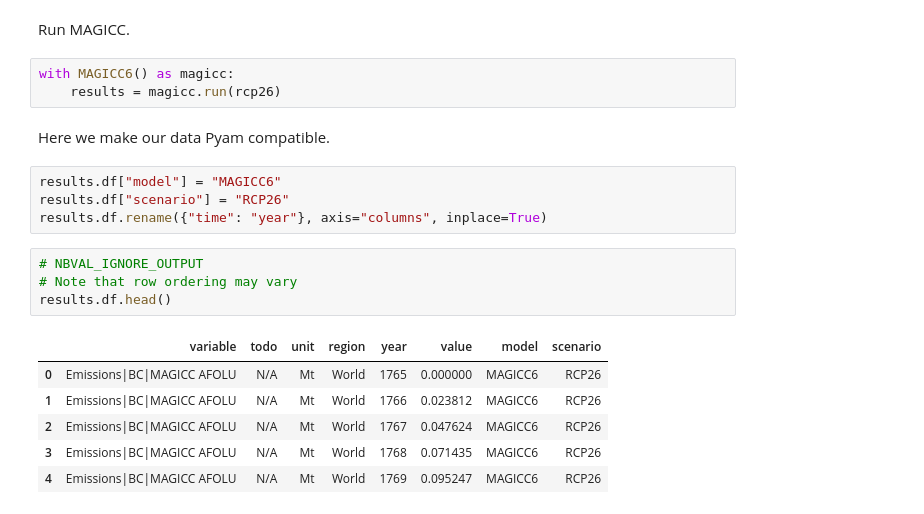
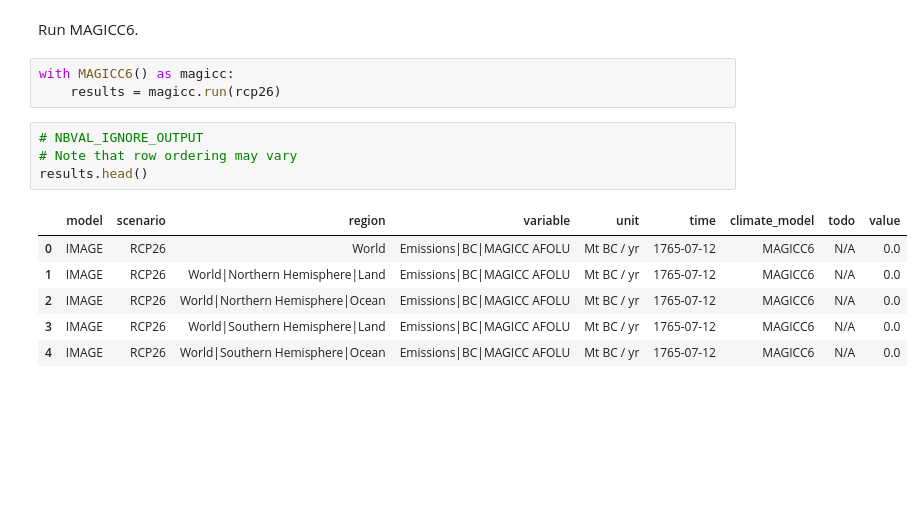
Before and after one commit to openscm/pymagicc, a Jupyter notebook: notebooks/Filtering-Plotting.ipynb, the cells around one changed output. Saved outputs shown, nothing was run; the diff lists cells and outputs as text; blank space fills up the shorter version.

```diff
--- a/notebooks/Filtering-Plotting.ipynb
+++ b/notebooks/Filtering-Plotting.ipynb
@@ -17,24 +12,18 @@ plt.style.use('bmh')
 # %% [output]
 [interactive output not drawn]
 # %% [markdown]
-Run MAGICC.
+Run MAGICC6.
 # %%
 with MAGICC6() as magicc:
     results = magicc.run(rcp26)
-# %% [markdown]
-Here we make our data Pyam compatible.
-# %%
-results.df["model"] = "MAGICC6"
-results.df["scenario"] = "RCP26"
-results.df.rename({"time": "year"}, axis="columns", inplace=True)
 # %%
 # NBVAL_IGNORE_OUTPUT
 # Note that row ordering may vary
-results.df.head()
+results.head()
 # %% [output]
-|  | variable | todo | unit | region | year | value | model | scenario |
-| 0 | Emissions|BC|MAGICC AFOLU | N/A | Mt | World | 1765 | 0.000000 | MAGICC6 | RCP26 |
-| 1 | Emissions|BC|MAGICC AFOLU | N/A | Mt | World | 1766 | 0.023812 | MAGICC6 | RCP26 |
-| 2 | Emissions|BC|MAGICC AFOLU | N/A | Mt | World | 1767 | 0.047624 | MAGICC6 | RCP26 |
-| 3 | Emissions|BC|MAGICC AFOLU | N/A | Mt | World | 1768 | 0.071435 | MAGICC6 | RCP26 |
-| 4 | Emissions|BC|MAGICC AFOLU | N/A | Mt | World | 1769 | 0.095247 | MAGICC6 | RCP26 |
+|  | model | scenario | region | variable | unit | time | climate_model | todo | value |
+| 0 | IMAGE | RCP26 | World | Emissions|BC|MAGICC AFOLU | Mt BC / yr | 1765-07-12 | MAGICC6 | N/A | 0.0 |
+| 1 | IMAGE | RCP26 | World|Northern Hemisphere|Land | Emissions|BC|MAGICC AFOLU | Mt BC / yr | 1765-07-12 | MAGICC6 | N/A | 0.0 |
+| 2 | IMAGE | RCP26 | World|Northern Hemisphere|Ocean | Emissions|BC|MAGICC AFOLU | Mt BC / yr | 1765-07-12 | MAGICC6 | N/A | 0.0 |
+| 3 | IMAGE | RCP26 | World|Southern Hemisphere|Land | Emissions|BC|MAGICC AFOLU | Mt BC / yr | 1765-07-12 | MAGICC6 | N/A | 0.0 |
+| 4 | IMAGE | RCP26 | World|Southern Hemisphere|Ocean | Emissions|BC|MAGICC AFOLU | Mt BC / yr | 1765-07-12 | MAGICC6 | N/A | 0.0 |
```
Also changed, not shown: parts of 7 cells of this notebook.
